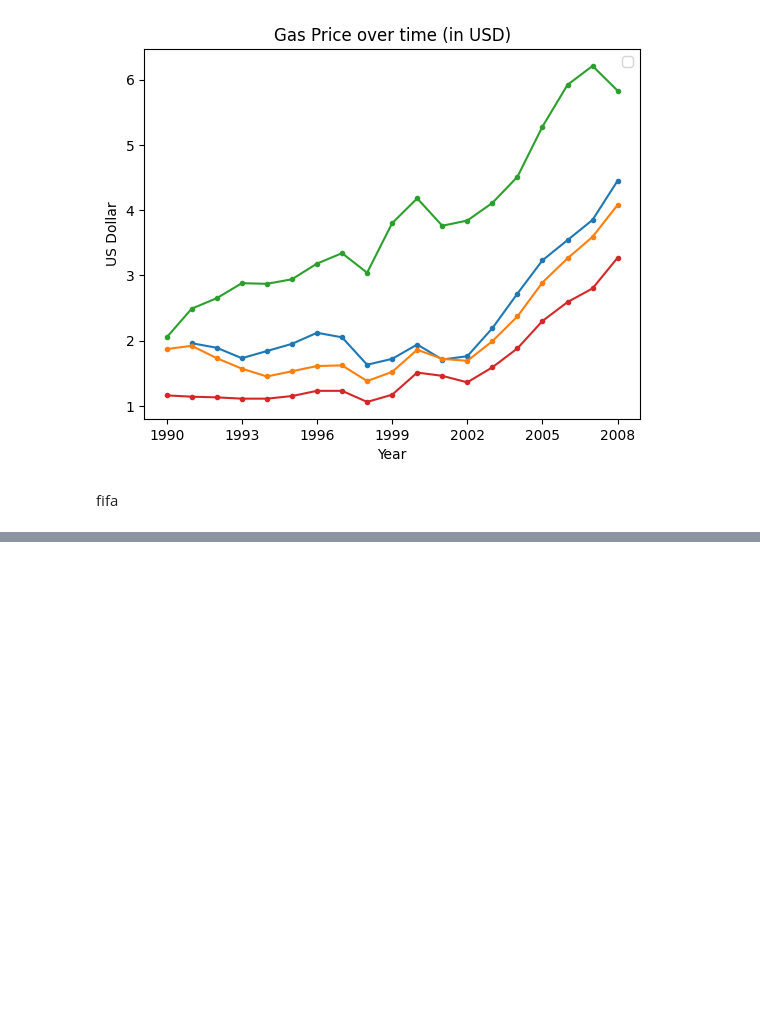
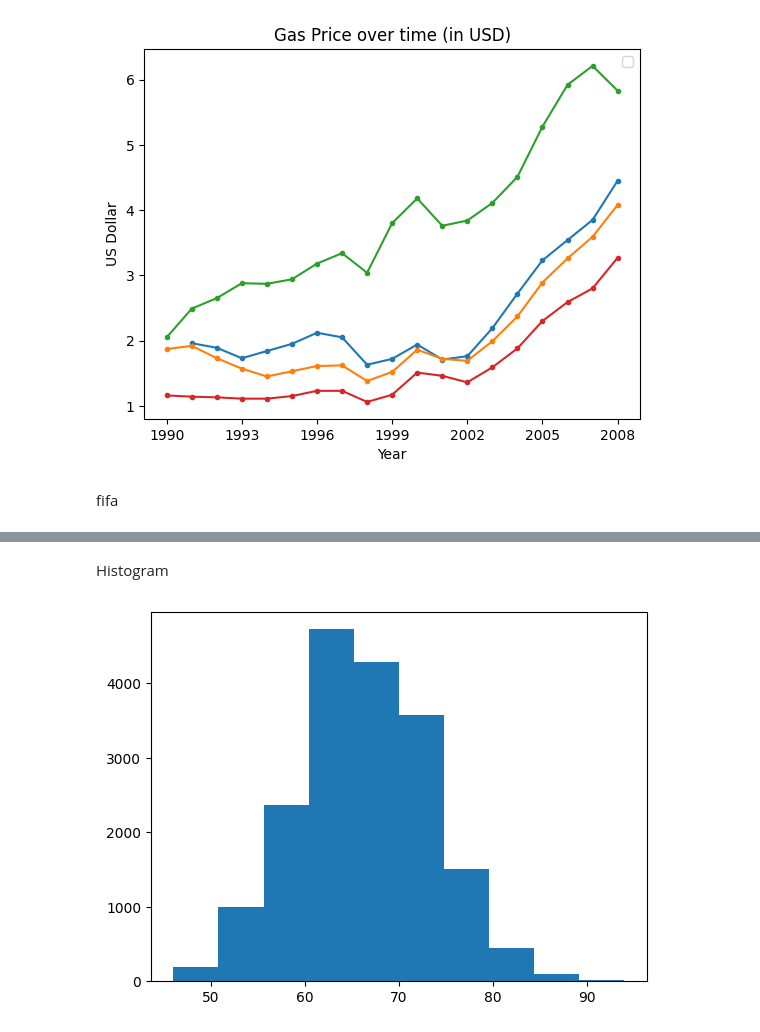
Before and after one commit to Pratham00007/iitg-summer-analytics-aiml, a Jupyter notebook: codes/matplot/1.ipynb, the cells around one changed output, grey strips where cells are left out. Cells and saved outputs as stored; diff of their text form; code cells hidden in the pictures; blank space fills up the shorter version.

```diff
--- a/codes/matplot/1.ipynb
+++ b/codes/matplot/1.ipynb
@@ -458,3 +458,5 @@ plt.show()
 [figure]
 # %% [markdown]
 fifa
+# %%
+fifa=pd.read_csv(r'file to read\fifa_data.csv')
@@ -460,0 +479,7 @@ fifa
+# %% [markdown]
+Histogram
+# %%
+plt.hist(fifa.Overall)
+plt.show()
+# %% [output]
+[figure, added]
```
Also changed, not shown: parts of 32 cells of this notebook.
